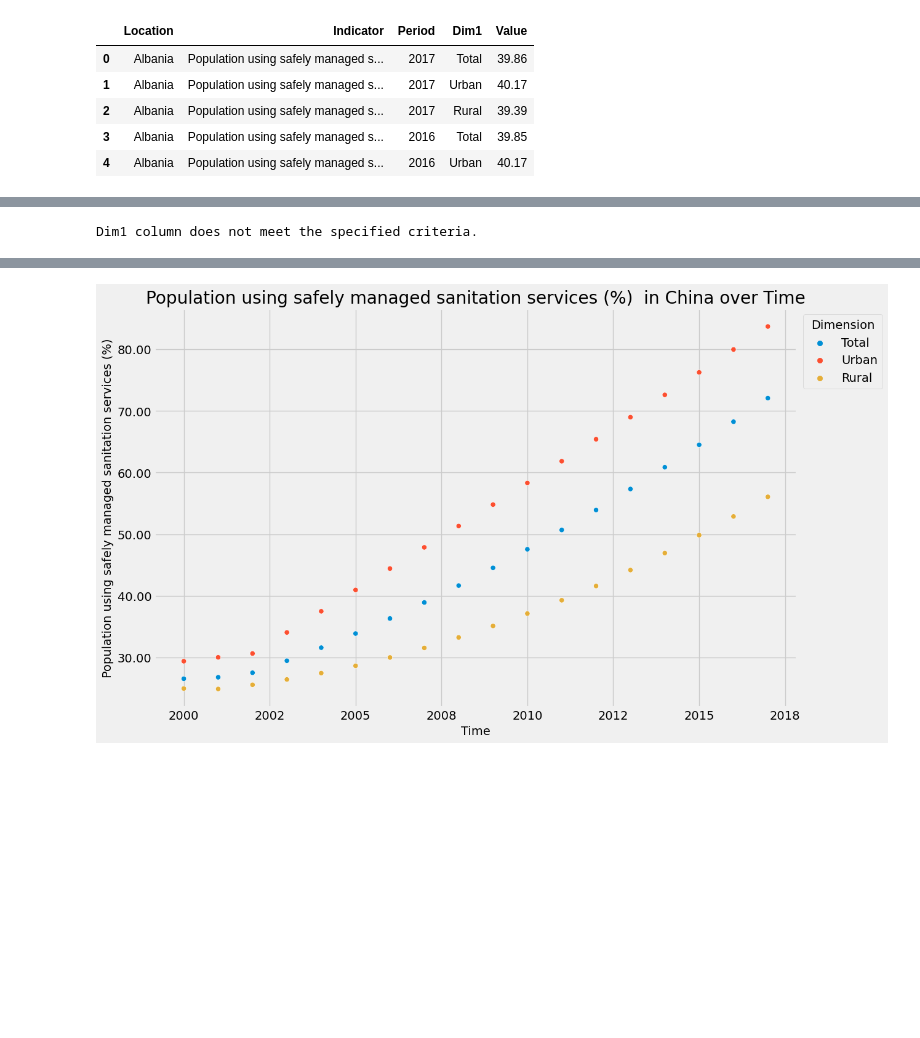
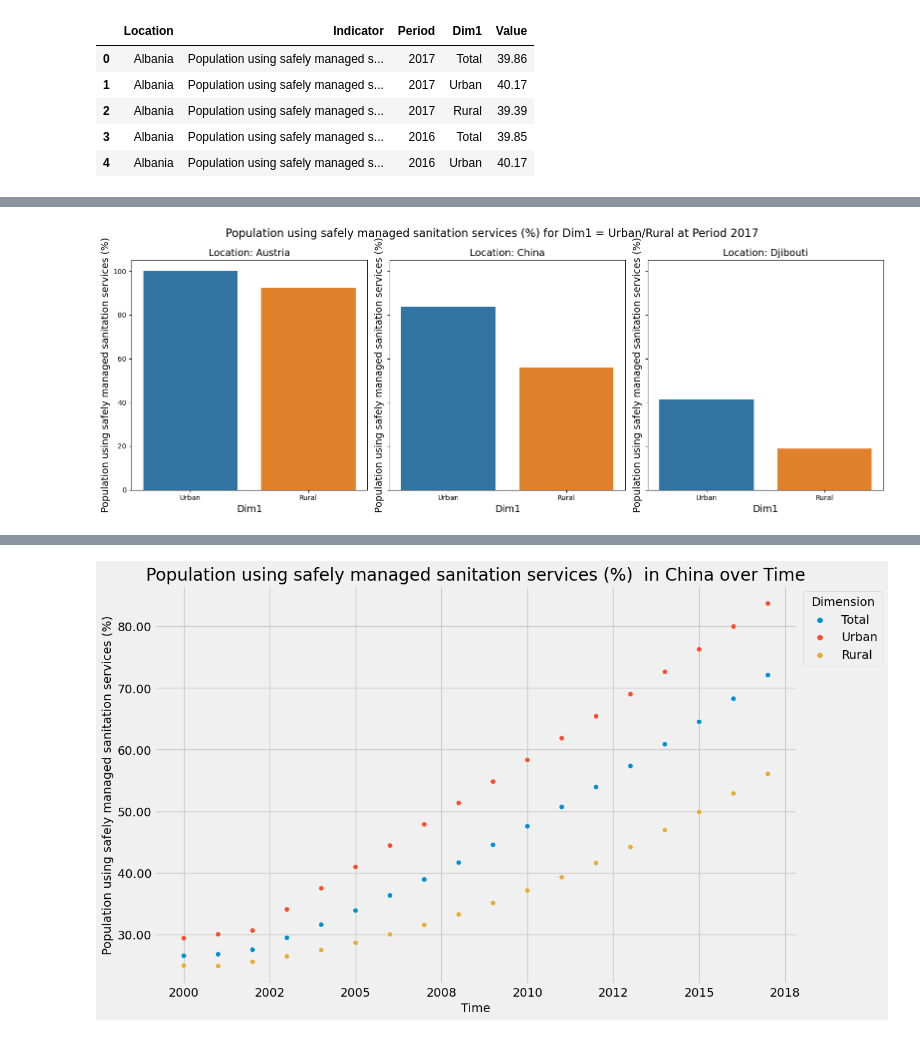
Before and after one commit to violetbi/sds-271-fp, a Jupyter notebook: global_health_data_visualizer.ipynb, the cells around one changed output, grey strips where cells are left out. Drawn from its saved outputs; the diff is of its cells as text; code cells hidden in the pictures; blank space fills up the shorter version.

```diff
--- a/global_health_data_visualizer.ipynb
+++ b/global_health_data_visualizer.ipynb
@@ -420,7 +420,7 @@ visualizer.plot_by_location(visualizer,2017, None, ["China","Austria","Djibouti"
 # %%
-visualizer1.plot_by_location(visualizer1,2017, None, ["China","Austria","Djibouti"])
+visualizer.plot_by_location(visualizer,2017, None, ["China","Austria","Djibouti"])
 # %% [output]
-Dim1 column does not meet the specified criteria.
+[figure, added]
 # %%
 visualizer.lineplot(visualizer,"China")
 # %% [output]
```
Also changed, not shown: parts of 3 cells of this notebook, 1 other file.
